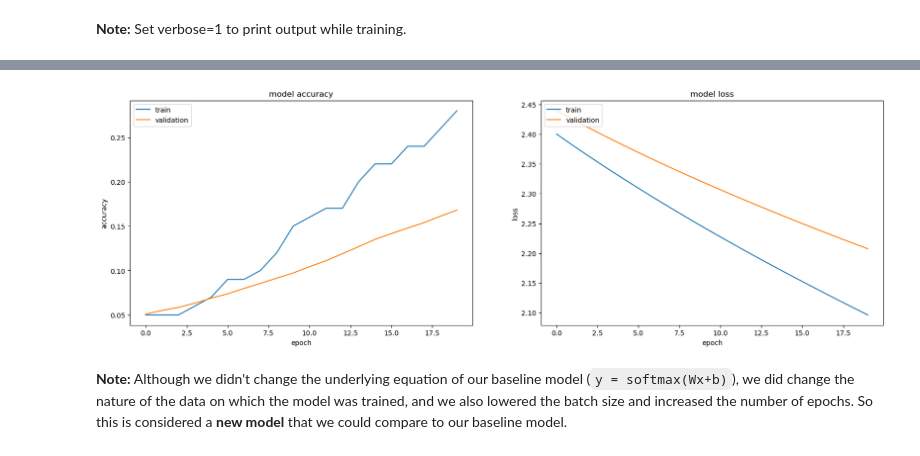
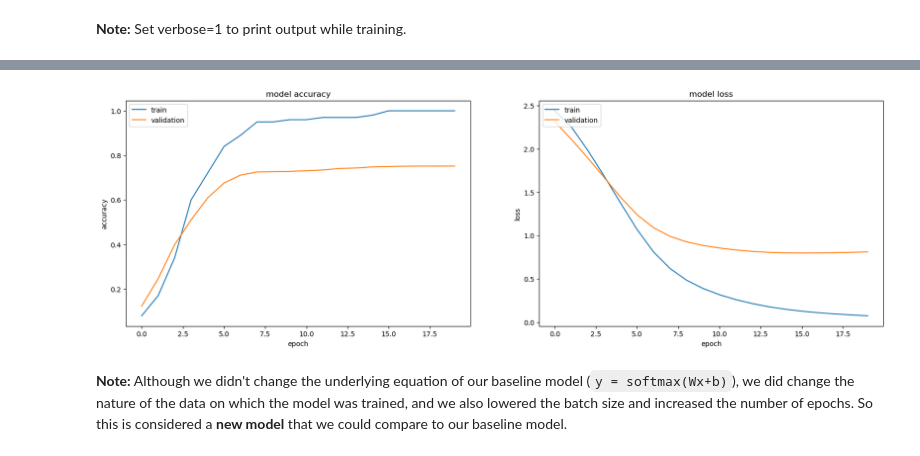
Before and after one commit to andslot/RADeepLearningCourseProject, a Jupyter notebook: exercises/Kopi af Lab3_FunWithMNIST.ipynb, the cells around one changed output, grey strips where cells are left out. Drawn from its saved outputs; the diff is of its cells as text; code cells hidden in the pictures.

```diff
--- a/exercises/Kopi af Lab3_FunWithMNIST.ipynb
+++ b/exercises/Kopi af Lab3_FunWithMNIST.ipynb
@@ -259,7 +259,7 @@ model.add(Dense(num_classes))
 model.add(Activation('softmax'))
 
 # Compile the model before training
-model.compile(optimizer=keras.optimizers.SGD(),loss='categorical_crossentropy',metrics=['accuracy'])
+model.compile(optimizer=keras.optimizers.SGD(learning_rate=0.1, momentum=0.9),loss='categorical_crossentropy',metrics=['accuracy'])
 
 # Fit model (this will take a little while. Set verbose to 1 if you want to see how training progresses)
 start_time = time.time()
@@ -298,4 +298,4 @@ Validation accuracy: 0.1680999994277954
-[figure, old version]
+[figure, new version]
 # %% [markdown]
 **Note:** Although we didn't change the underlying equation of our baseline model (`y = softmax(Wx+b)`), we did change the nature of the data on which the model was trained, and we also lowered the batch size and increased the number of epochs. So this is considered a **new model** that we could compare to our baseline model.
 # %% [markdown]
```
Also changed, not shown: parts of 27 cells of this notebook.
